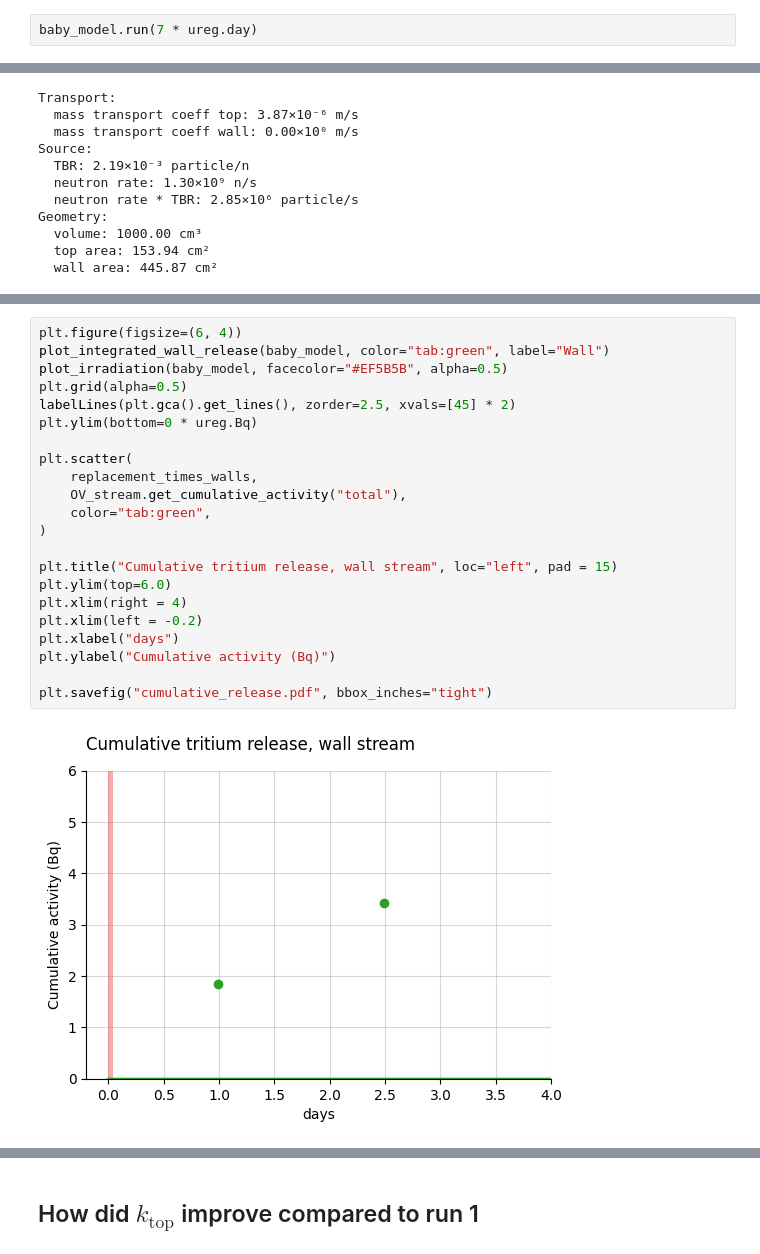
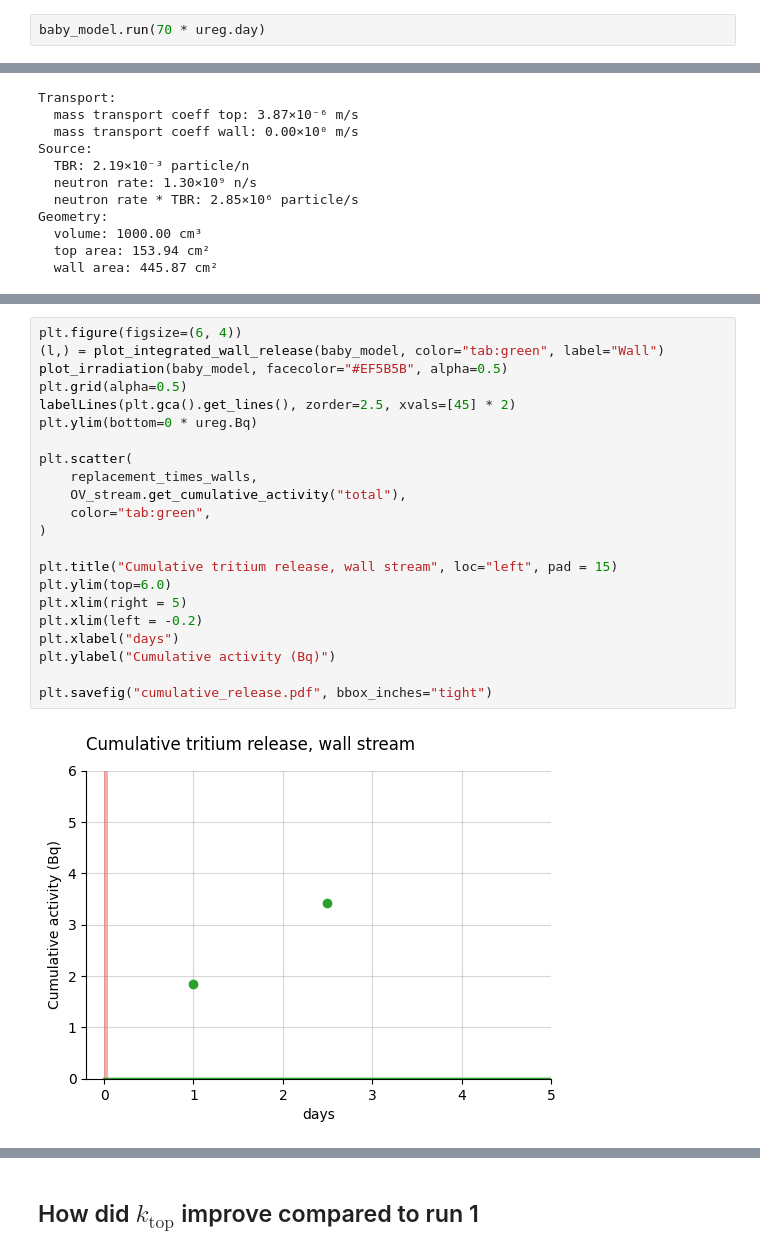
Before and after one commit to veliki-filozof/BABY-1L-run-6, a Jupyter notebook: analysis/tritium/tritium_model_mixrun.ipynb, the cells around one changed output, grey strips where cells are left out. Drawn from its saved outputs; the diff is of its cells as text.

```diff
--- a/analysis/tritium/tritium_model_mixrun.ipynb
+++ b/analysis/tritium/tritium_model_mixrun.ipynb
@@ -72,7 +72,7 @@ Measured TBR: 2.19e-03 particle / neutron
 0.9305343224009834 dimensionless
 [figure]
 # %%
-baby_model.run(7 * ureg.day)
+baby_model.run(70 * ureg.day)
 # %%
 import requests
 
@@ -296,27 +297,27 @@ plt.savefig("cumulative_release.pdf", bbox_inches="tight")
 # %%
 plt.figure(figsize=(6, 4))
-plot_integrated_wall_release(baby_model, color="tab:green", label="Wall")
+(l,) = plot_integrated_wall_release(baby_model, color="tab:green", label="Wall")
 plot_irradiation(baby_model, facecolor="#EF5B5B", alpha=0.5)
 plt.grid(alpha=0.5)
 labelLines(plt.gca().get_lines(), zorder=2.5, xvals=[45] * 2)
 plt.ylim(bottom=0 * ureg.Bq)
 
 plt.scatter(
     replacement_times_walls,
     OV_stream.get_cumulative_activity("total"),
     color="tab:green",
 )
 
 plt.title("Cumulative tritium release, wall stream", loc="left", pad = 15)
 plt.ylim(top=6.0)
-plt.xlim(right = 4)
+plt.xlim(right = 5)
 plt.xlim(left = -0.2)
 plt.xlabel("days")
 plt.ylabel("Cumulative activity (Bq)")
 
 plt.savefig("cumulative_release.pdf", bbox_inches="tight")
 # %% [output]
-[figure, old version]
+[figure, new version]
 # %%
 plot_sample_activity_top(
     baby_model, replacement_times=replacement_times_top, color="#023047", label="Top"
```
Also changed, not shown: parts of 6 cells of this notebook.
